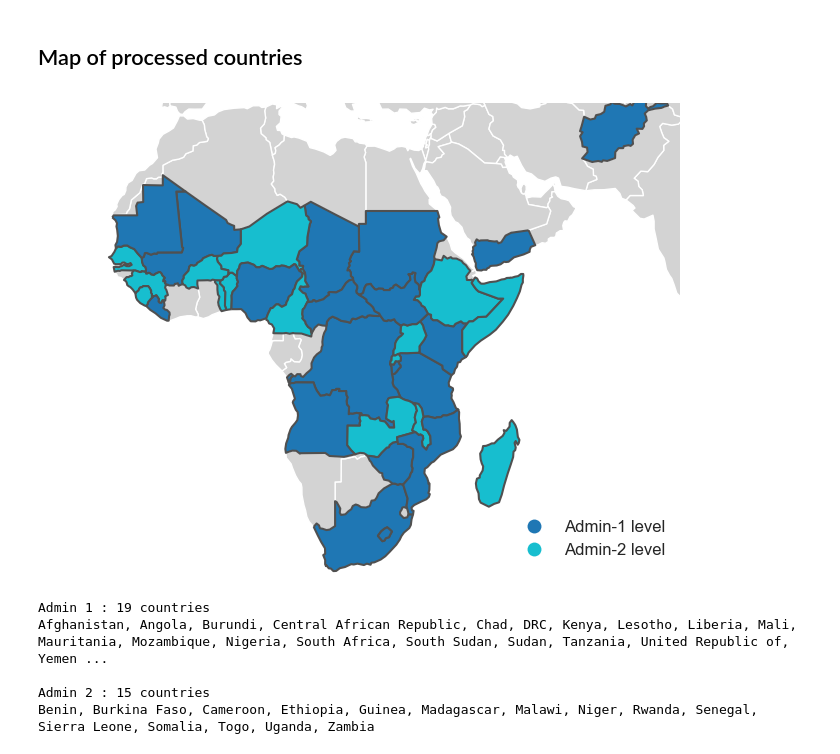
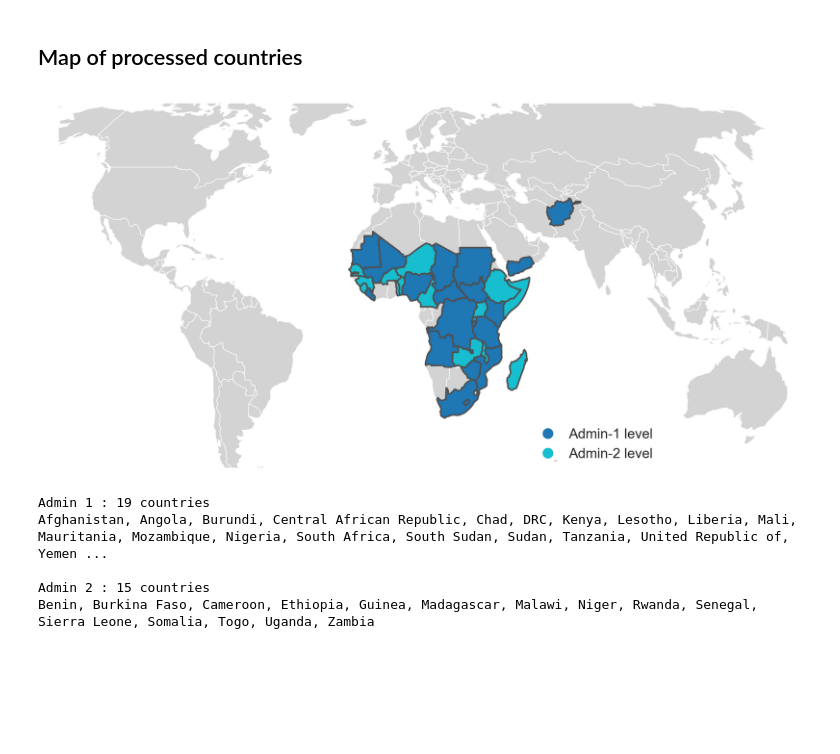
Before and after one commit to HarvestStat/HarvestStat, a Jupyter notebook: notebook/Combine_CropData.ipynb, the cells around one changed output. Saved outputs shown, nothing was run; the diff lists cells and outputs as text; code cells hidden in the pictures; blank space fills up the shorter version.

```diff
--- a/notebook/Combine_CropData.ipynb
+++ b/notebook/Combine_CropData.ipynb
@@ -278,39 +285,46 @@ Mean record years (recorded districts / total districts)
 # %%
 # Little touch on world boundary ---------------------------- #
 world = gpd.read_file(gpd.datasets.get_path('naturalearth_lowres'))
 somalia = world[world['name'].isin(['Somalia', 'Somaliland'])].dissolve()
 world = pd.concat([world[~world['name'].isin(['Somalia', 'Somaliland'])], somalia], axis=0)
 world.replace(
     {   'Tanzania':'Tanzania, United Republic of',
         'Dem. Rep. Congo':'DRC',
         'Central African Rep.': 'Central African Republic',
         'S. Sudan':'South Sudan',
     }, inplace=True
 )
-df = pd.read_csv('../public/hvstat_data.csv', index_col=0, low_memory=False)
+df = pd.read_csv('../public/hvstat_data.csv')
 # ----------------------------------------------------------- #
 df['admin'] = df['fnid'].apply(lambda x: x[7])
 country_processed = df[['country','admin']].drop_duplicates()
 map_processed = world.merge(country_processed, left_on='name', right_on='country', how='inner')
 assert len(map_processed['country'].dropna().unique()) == len(df['country'].unique())
 map_processed['admin'] = map_processed['admin'].replace({'1':'Admin-1 level', '2':'Admin-2 level'})
-
 # Plotting
-mapdata = map_processed.copy().to_crs('epsg:3857')
+mapdata = map_processed.copy().to_crs('esri:54030')
+world = world.to_crs('esri:54030')
 sns.set_style("white", {'axes.linewidth': 1, 'grid.color': 'black'})
 fig, ax = plt.subplots(nrows=1, ncols=1, figsize=(10,5), facecolor='w')
 ax.set_axis_off()
 ax.set_aspect('equal')
-ax.axis([-3087412, 8589989, -4174166, 4505999])
-world.to_crs('epsg:3857').plot(ax=ax, color='lightgrey')
+ax.axis([-12000000, 14000000, -5500000, 7500000])
+world.plot(ax=ax, color='lightgrey')
 mapdata.plot(ax=ax, column='admin',linewidth=1.5, edgecolor='#505050', zorder=2,
             categorical=True, legend=True,
-            legend_kwds={'loc': 'lower right', 'bbox_to_anchor':(1,0), 'frameon':False, 'fontsize':12},
+            legend_kwds={
+                'loc': 'lower right',
+                'bbox_to_anchor':(0.825,0),
+                'frameon':False,
+                'ncol':1,
+                'fontsize':13
+            },
 )
 plt.tight_layout()
-fig.savefig('../docs/current_status_map.svg',pad_inches=0, bbox_inches='tight', transparent=False)
+plt.show()
+fig.savefig('../docs/current_status_map.png', dpi=300, bbox_inches='tight')
 # %% [output]
-[figure, old version]
+[figure, new version]
 # %%
 country_processed.groupby('admin')['country'].count()
 # Group by admin level, and aggregate texts of each country. When grouping, sort countries by alphabet order.
```
Also changed, not shown: parts of 4 cells of this notebook, 11 other files.
